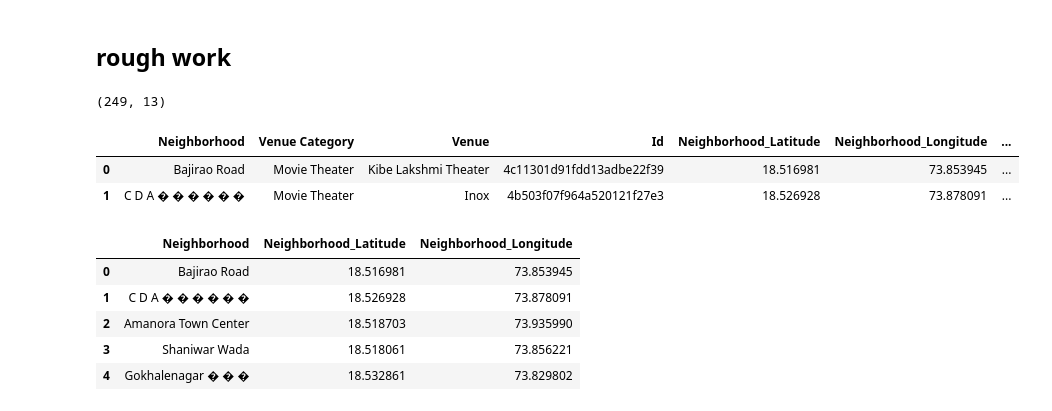
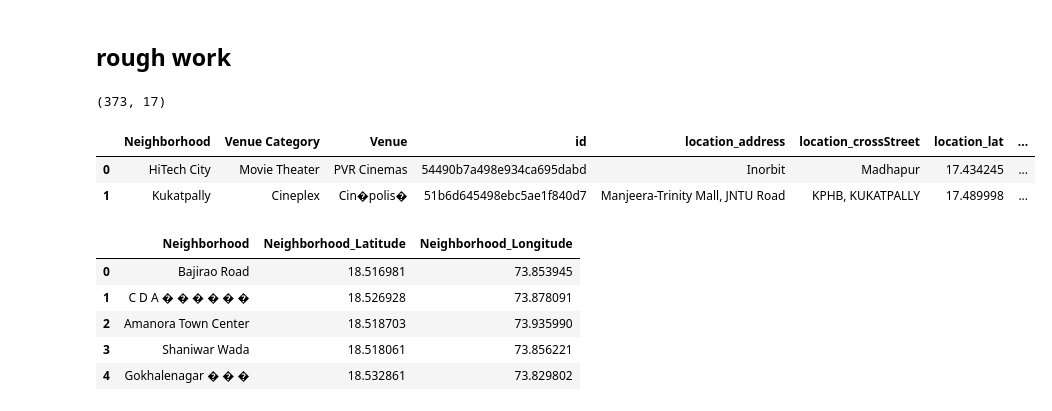
Before and after one commit to VijaySingh-GSLab/venue_recommender, a Jupyter notebook: notebook_v1.ipynb, the cells around one changed output. Cells and saved outputs as stored; diff of their text form; code cells hidden in the pictures.

Commit message:
added pune data - v2

```diff
--- a/notebook_v1.ipynb
+++ b/notebook_v1.ipynb
@@ -76,15 +76,15 @@ import streamlit as st
 #st.checkbox()
 # %%
 #X = pd.read_csv(DATA_PATH_RAW.joinpath(LIST_CITY_DATA_FILE_NAME[0]))
-X_raw = pd.read_csv(DATA_PATH_RAW.joinpath(LIST_CITY_DATA_FILE_NAME[2]))
+X_raw = pd.read_csv(DATA_PATH_RAW.joinpath(LIST_CITY_DATA_FILE_NAME[3]))
 
 print(X_raw.shape)
 X_raw.head(2)
 # %% [output]
-(249, 13)
+(373, 17)
-|  | Neighborhood | Venue Category | Venue | Id | Neighborhood_Latitude | Neighborhood_Longitude | ... |
-| 0 | Bajirao Road | Movie Theater | Kibe Lakshmi Theater | 4c11301d91fdd13adbe22f39 | 18.516981 | 73.853945 | ... |
-| 1 | C D A � � � � � � | Movie Theater | Inox | 4b503f07f964a520121f27e3 | 18.526928 | 73.878091 | ... |
+|  | Neighborhood | Venue Category | Venue | id | location_address | location_crossStreet | location_lat | ... |
+| 0 | HiTech City | Movie Theater | PVR Cinemas | 54490b7a498e934ca695dabd | Inorbit | Madhapur | 17.434245 | ... |
+| 1 | Kukatpally | Cineplex | Cin�polis� | 51b6d645498ebc5ae1f840d7 | Manjeera-Trinity Mall, JNTU Road | KPHB, KUKATPALLY | 17.489998 | ... |
 # %%
 col_latitude = 'Neighborhood_Latitude'
 col_longitude = 'Neighborhood_Longitude'
```
Also changed, not shown: 2 other files.
